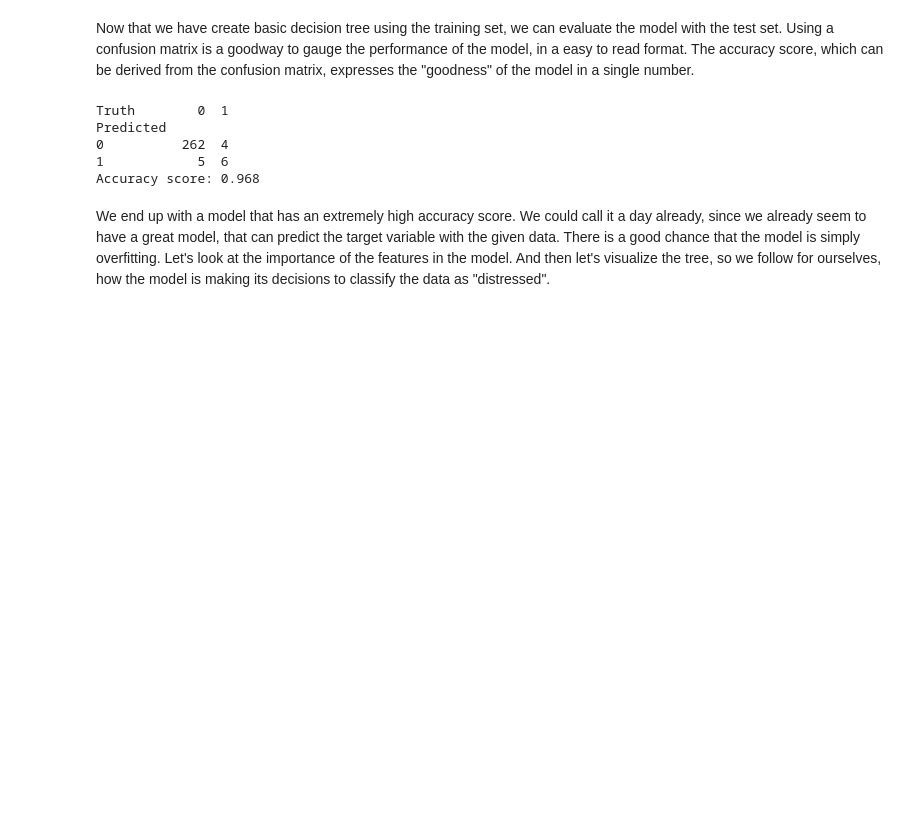
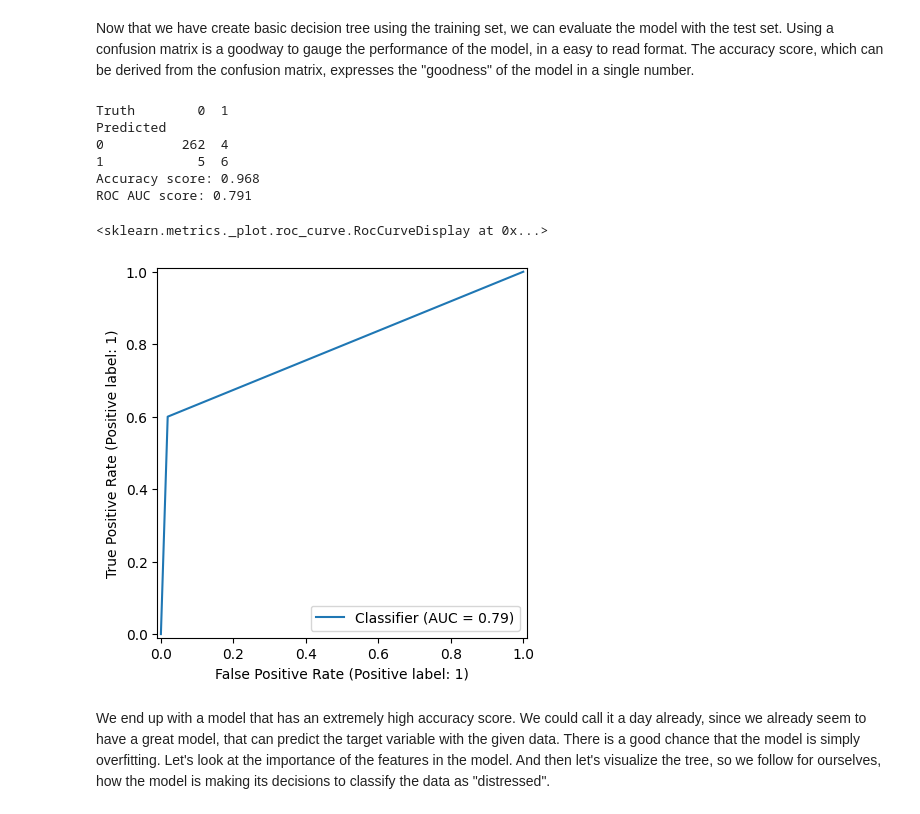
Before and after one commit to quityQ/bachelor, a Jupyter notebook: analysis_forest.ipynb, the cells around one changed output. Saved outputs shown, nothing was run; the diff lists cells and outputs as text; code cells hidden in the pictures; blank space fills up the shorter version.

```diff
--- a/analysis_forest.ipynb
+++ b/analysis_forest.ipynb
@@ -63,12 +67,22 @@ Now that we have create basic decision tree using the training set, we can evalu
 # %%
 print(confusion_table(clf.predict(X_test), y_test))
 print(f"Accuracy score: {clf.score(X_test, y_test):.3f}")
+print(f"ROC AUC score: {roc_auc_score(y_test, clf.predict_proba(X_test)[:, 1]):.3f}")
 # %% [output]
 Truth        0  1
 Predicted
 0          262  4
 1            5  6
 Accuracy score: 0.968
+ROC AUC score: 0.791
+# %%
+roc = RocCurveDisplay.from_predictions
+y_score = clf.predict_proba(X_test)[:, 1]
+
+roc(y_test, y_score)
+# %% [output]
+<sklearn.metrics._plot.roc_curve.RocCurveDisplay at 0x...>
+[figure, added]
 # %% [markdown]
 We end up with a model that has an extremely high accuracy score. We could call it a day already, since we already seem to have a great model, that can predict the target variable with the given data. There is a good chance that the model is simply overfitting.
 Let's look at the importance of the features in the model. And then let's visualize the tree, so we follow for ourselves, how the model is making its decisions to classify the data as "distressed".
```
Also changed, not shown: parts of 12 cells of this notebook, 3 other files.
